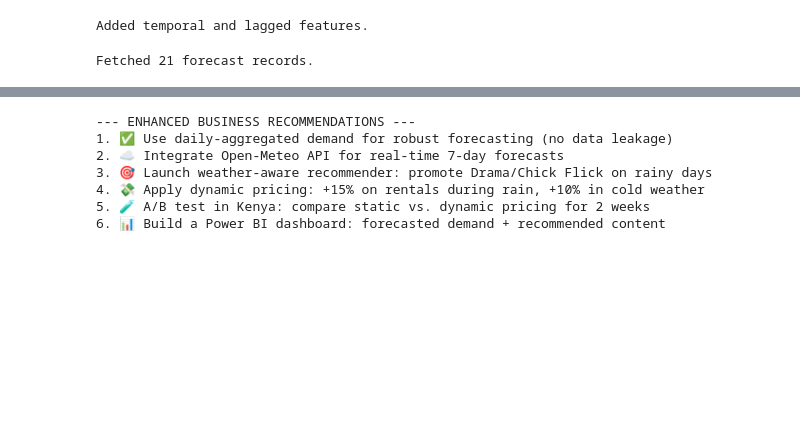
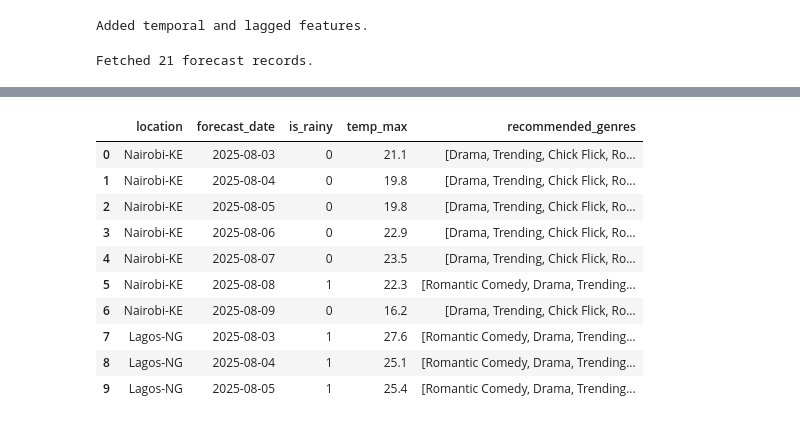
Before and after one commit to joyaran/Yakwetu_project, a Jupyter notebook: Final_yakwetu_notebook.ipynb, the cells around one changed output, grey strips where cells are left out. Drawn from its saved outputs; the diff is of its cells as text; code cells hidden in the pictures; blank space fills up the shorter version.

```diff
--- a/Final_yakwetu_notebook.ipynb
+++ b/Final_yakwetu_notebook.ipynb
@@ -1405,17 +1321,14 @@ Dynamic pricing applied to forecast:
-# %%
-# --- Final Business Recommendations ---
-print("\n--- ENHANCED BUSINESS RECOMMENDATIONS ---")
-print("1. ✅ Use daily-aggregated demand for robust forecasting (no data leakage)")
-print("2. ☁️ Integrate Open-Meteo API for real-time 7-day forecasts")
-print("3. 🎯 Launch weather-aware recommender: promote Drama/Chick Flick on rainy days")
-print("4. 💸 Apply dynamic pricing: +15% on rentals during rain, +10% in cold weather")
-print("5. 🧪 A/B test in Kenya: compare static vs. dynamic pricing for 2 weeks")
-print("6. 📊 Build a Power BI dashboard: forecasted demand + recommended content")
-# %% [output]
---- ENHANCED BUSINESS RECOMMENDATIONS ---
-1. ✅ Use daily-aggregated demand for robust forecasting (no data leakage)
-2. ☁️ Integrate Open-Meteo API for real-time 7-day forecasts
-3. 🎯 Launch weather-aware recommender: promote Drama/Chick Flick on rainy days
-4. 💸 Apply dynamic pricing: +15% on rentals during rain, +10% in cold weather
-5. 🧪 A/B test in Kenya: compare static vs. dynamic pricing for 2 weeks
-6. 📊 Build a Power BI dashboard: forecasted demand + recommended content
+# %%
+df_forecast_global[['location', 'forecast_date', 'is_rainy', 'temp_max', 'recommended_genres']].head(10)
+# %% [output]
+|  | location | forecast_date | is_rainy | temp_max | recommended_genres |
+| 0 | Nairobi-KE | 2025-08-03 | 0 | 21.1 | [Drama, Trending, Chick Flick, Ro... |
+| 1 | Nairobi-KE | 2025-08-04 | 0 | 19.8 | [Drama, Trending, Chick Flick, Ro... |
+| 2 | Nairobi-KE | 2025-08-05 | 0 | 19.8 | [Drama, Trending, Chick Flick, Ro... |
+| 3 | Nairobi-KE | 2025-08-06 | 0 | 22.9 | [Drama, Trending, Chick Flick, Ro... |
+| 4 | Nairobi-KE | 2025-08-07 | 0 | 23.5 | [Drama, Trending, Chick Flick, Ro... |
+| 5 | Nairobi-KE | 2025-08-08 | 1 | 22.3 | [Romantic Comedy, Drama, Trending... |
+| 6 | Nairobi-KE | 2025-08-09 | 0 | 16.2 | [Drama, Trending, Chick Flick, Ro... |
+| 7 | Lagos-NG | 2025-08-03 | 1 | 27.6 | [Romantic Comedy, Drama, Trending... |
+| 8 | Lagos-NG | 2025-08-04 | 1 | 25.1 | [Romantic Comedy, Drama, Trending... |
+| 9 | Lagos-NG | 2025-08-05 | 1 | 25.4 | [Romantic Comedy, Drama, Trending... |
```
Also changed, not shown: parts of 56 cells of this notebook.
